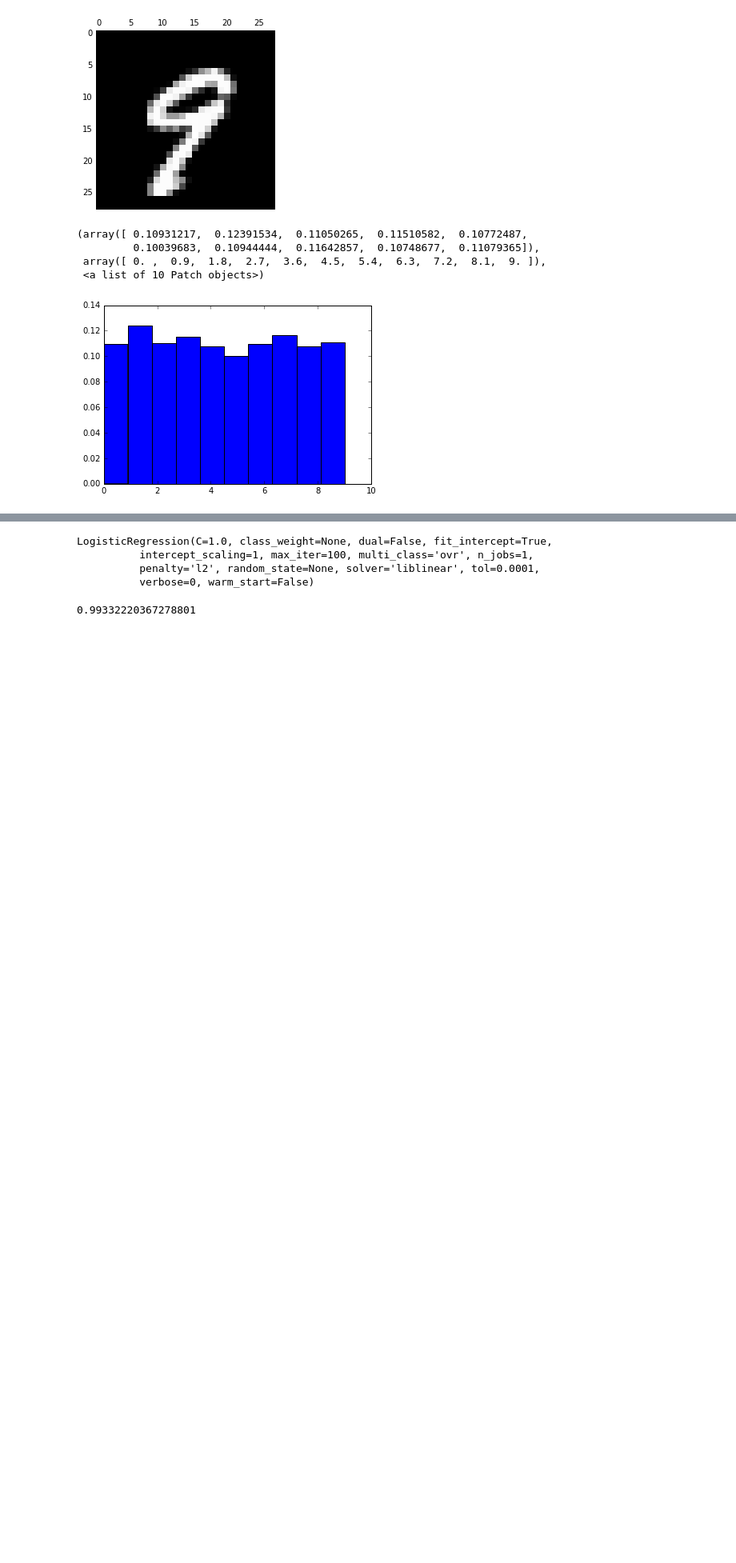
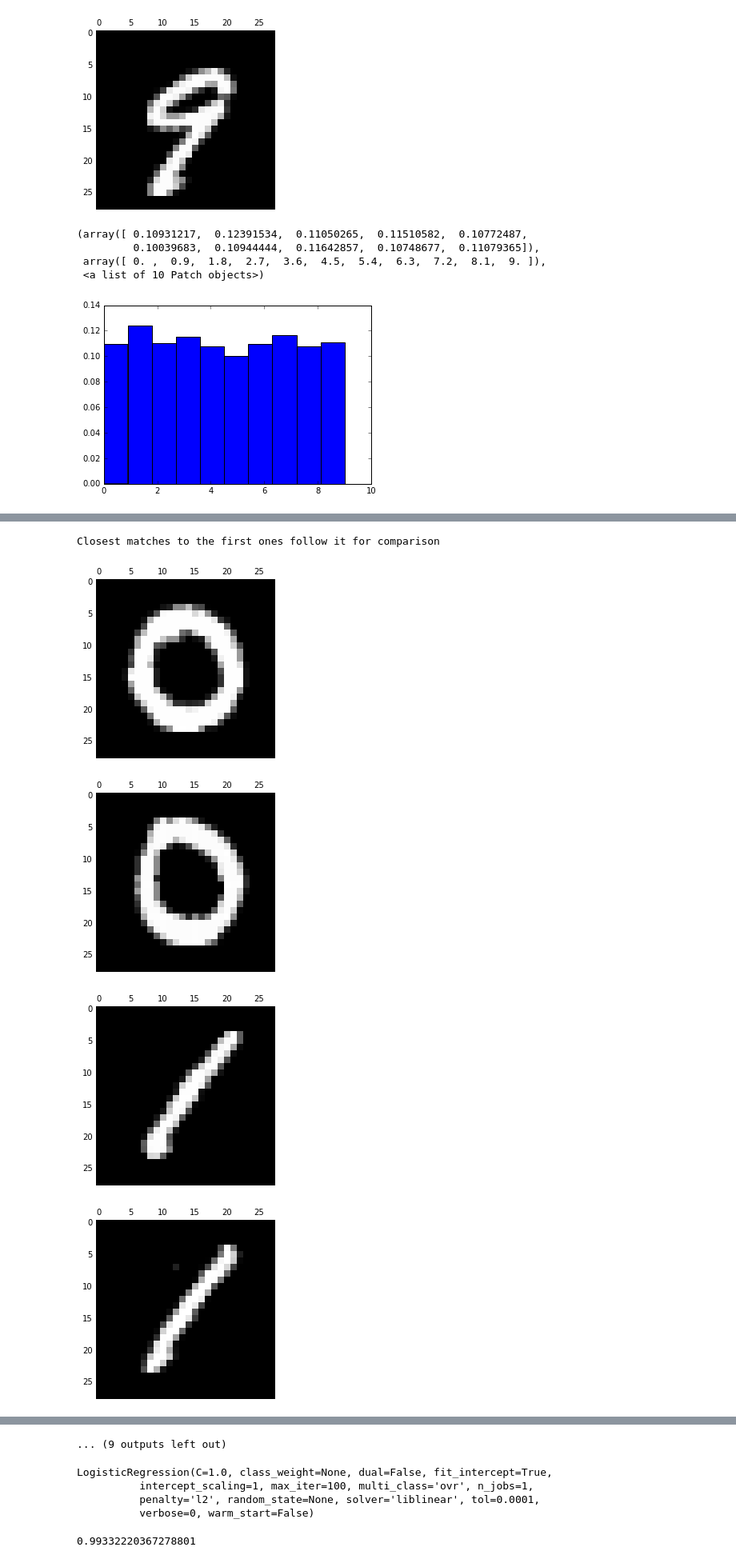
Before and after one commit to sindhu732/AML, a Jupyter notebook: Assignment 1/zaindabad.ipynb, the cells around one changed output, grey strips where cells are left out. Shown: that part at 80% size. Cells and saved outputs as stored; diff of their text form; code cells hidden in the pictures; blank space fills up the shorter version.

```diff
--- a/Assignment 1/zaindabad.ipynb
+++ b/Assignment 1/zaindabad.ipynb
@@ -21,7 +22,7 @@ Y_train = train[:, 0]
 X_test = test[:, 1:]
 Y_test = test[:, 0]
 # %%
-samples = []
+samples = np.empty([10,784])
 for i in range(0,10):
     for j in range(0,len(Y_train)):
         if Y_train[j] == i:
@@ -74,0 +51,9 @@ matshow(X[0].reshape(8,8), cmap='gray')
+# %%
+#"Sample Digits" are in sample_digits
+
+# find distance with all digits
+dist_min = np.empty([2,10]) # nearest neighbour distance[0,:] and its index[1,:]
+
+x1 = X_train[:100,:]
+pairwise_distances = euclidean_distances(samples, X_train)
+print pairwise_distances.shape
@@ -74,0 +62,8 @@ matshow(X[0].reshape(8,8), cmap='gray')
+# %%
+minval = numpy.ma.masked_equal(pairwise_distances, 0.0, copy=False)
+dist_min[0,:] = minval.min(1)
+
+for i in range(0,10):
+    dist_min[1,i] = nonzero(min_distances[i] == pairwise_distances)[1][0]
+
+print dist_min
@@ -74,0 +76,19 @@ matshow(X[0].reshape(8,8), cmap='gray')
+# %%
+Y_withAsterix = train[:, 0]
+
+print "Closest matches to the first ones follow it for comparison"
+
+for i in range(0,10):
+    matshow(samples[i].reshape(28,28), cmap='gray')
+    matshow(X_train[int(dist_min[1,i])].reshape(28,28), cmap='gray')
+    # check labels of the closest neighbours
+    #if Y_train[dist_min[1,i]] != i:
+        # erroneous samples
+        #Y_withAsterix[dist_min[1,i]] = Y_withAsterix[dist_min[1,i]] + '*'
+        #print Y_withAsterix[dist_min[1,i]]
+# %% [output]
+Closest matches to the first ones follow it for comparison
+[figure, added]
+[figure, added]
+[figure, added]
+[figure, added]
@@ -74,0 +102 @@ matshow(X[0].reshape(8,8), cmap='gray')
+... (9 outputs left out)
```
Also changed, not shown: parts of 8 cells of this notebook, 8 other files.
